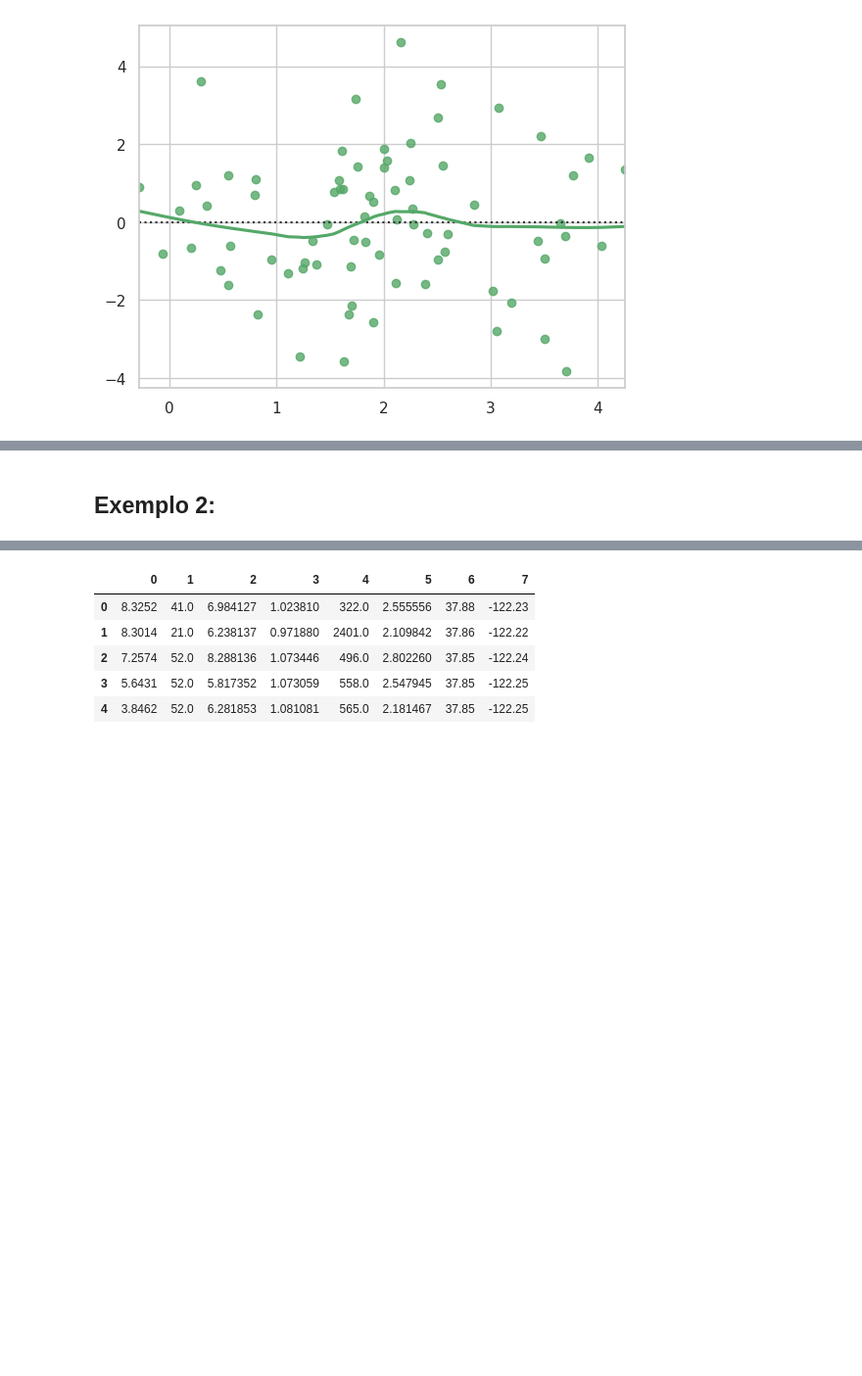
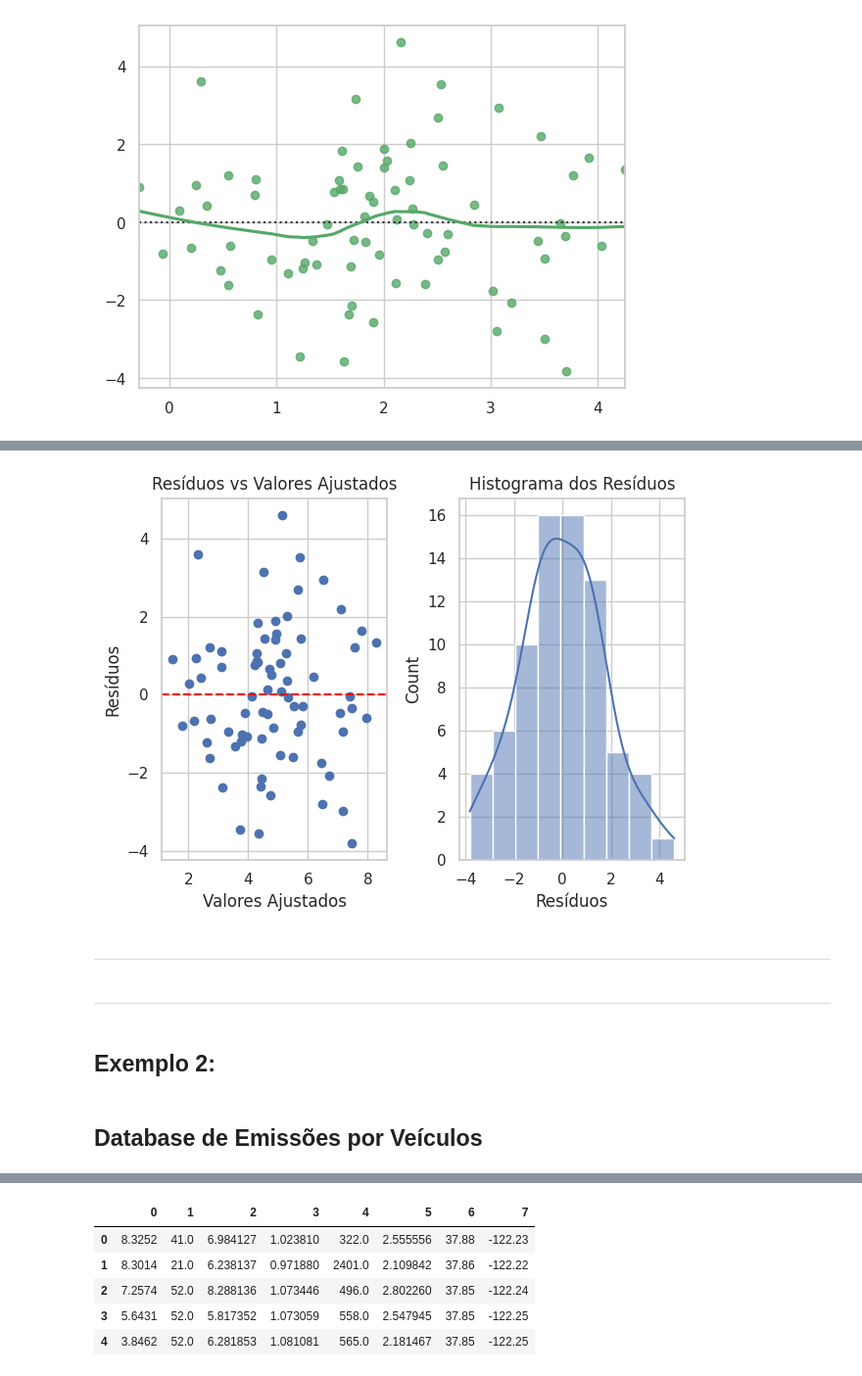
Before and after one commit to leocsato/data_science_studies, a Jupyter notebook: 08_Regressao/Analise de residuos/Analise de Residuos.ipynb, the cells around one changed output, grey strips where cells are left out. Shown at 98% size. Cells and saved outputs as stored; diff of their text form; code cells hidden in the pictures; blank space fills up the shorter version.

```diff
--- a/08_Regressao/Analise de residuos/Analise de Residuos.ipynb
+++ b/08_Regressao/Analise de residuos/Analise de Residuos.ipynb
@@ -30,0 +43,10 @@ sns.residplot(x=x,
+# %%
+# Criar um DataFrame
+data = pd.DataFrame({'x': x, 'y': y})
+
+# Ajustar um modelo de regressão linear
+X = sm.add_constant(data['x'])  # Adicionar uma constante para o intercepto
+model = sm.OLS(data['y'], X).fit()
+
+# Obter os resíduos
+residuos = model.resid
@@ -31,2 +74,25 @@ sns.residplot(x=x,
+# %%
+# Gráfico de dispersão dos resíduos
+plt.subplot(1, 2, 1)
+plt.scatter(model.fittedvalues, residuos)
+plt.axhline(0, color='red', linestyle='--')
+plt.title('Resíduos vs Valores Ajustados')
+plt.xlabel('Valores Ajustados')
+plt.ylabel('Resíduos')
+
+# Histograma dos resíduos
+plt.subplot(1, 2, 2)
+sns.histplot(residuos, kde=True)
+plt.title('Histograma dos Resíduos')
+plt.xlabel('Resíduos')
+
+plt.tight_layout()
+plt.show()
+# %% [output]
+[figure, added]
+# %% [markdown]
+---
+# %% [markdown]
+---
 # %% [markdown]
 ## Exemplo 2:
@@ -40,0 +101,2 @@ import sklearn
+# %% [markdown]
+## Database de Emissões por Veículos
```
Also changed, not shown: parts of 36 cells of this notebook, 1 other file.
